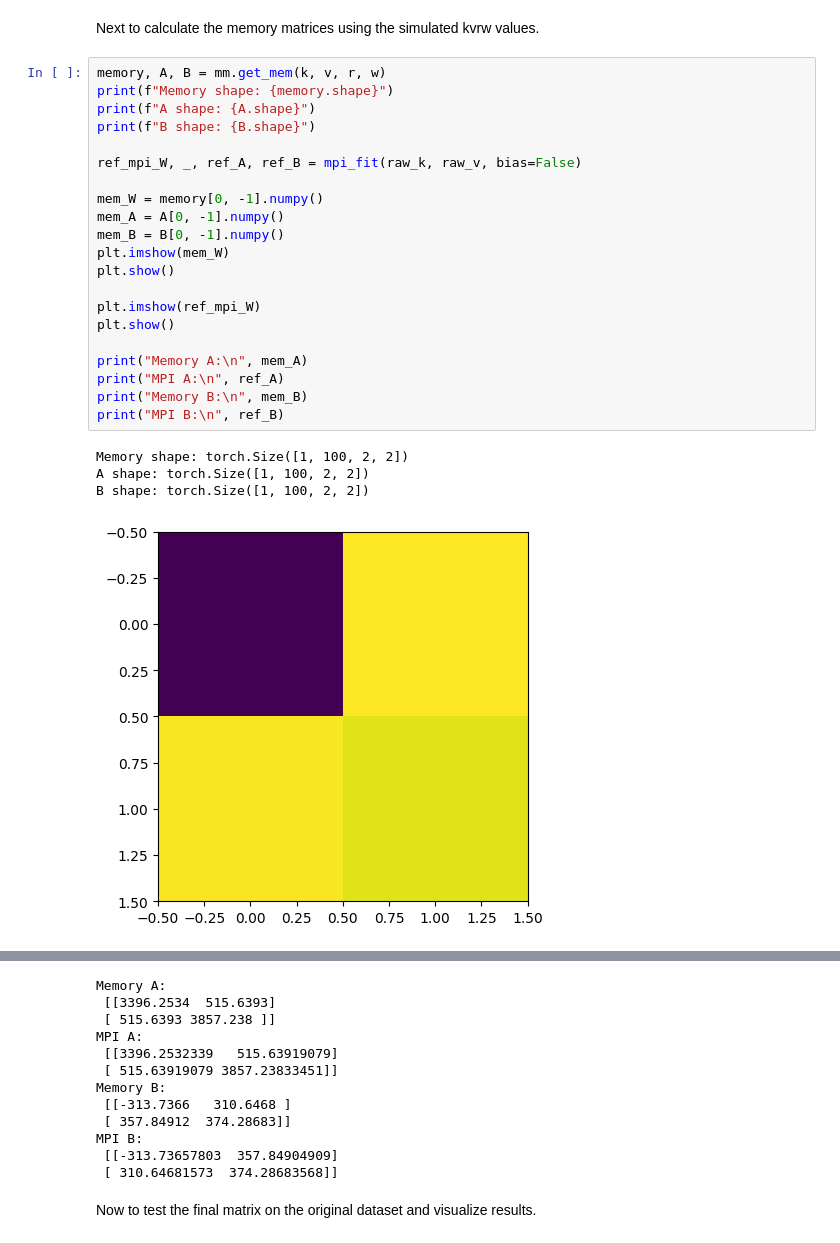
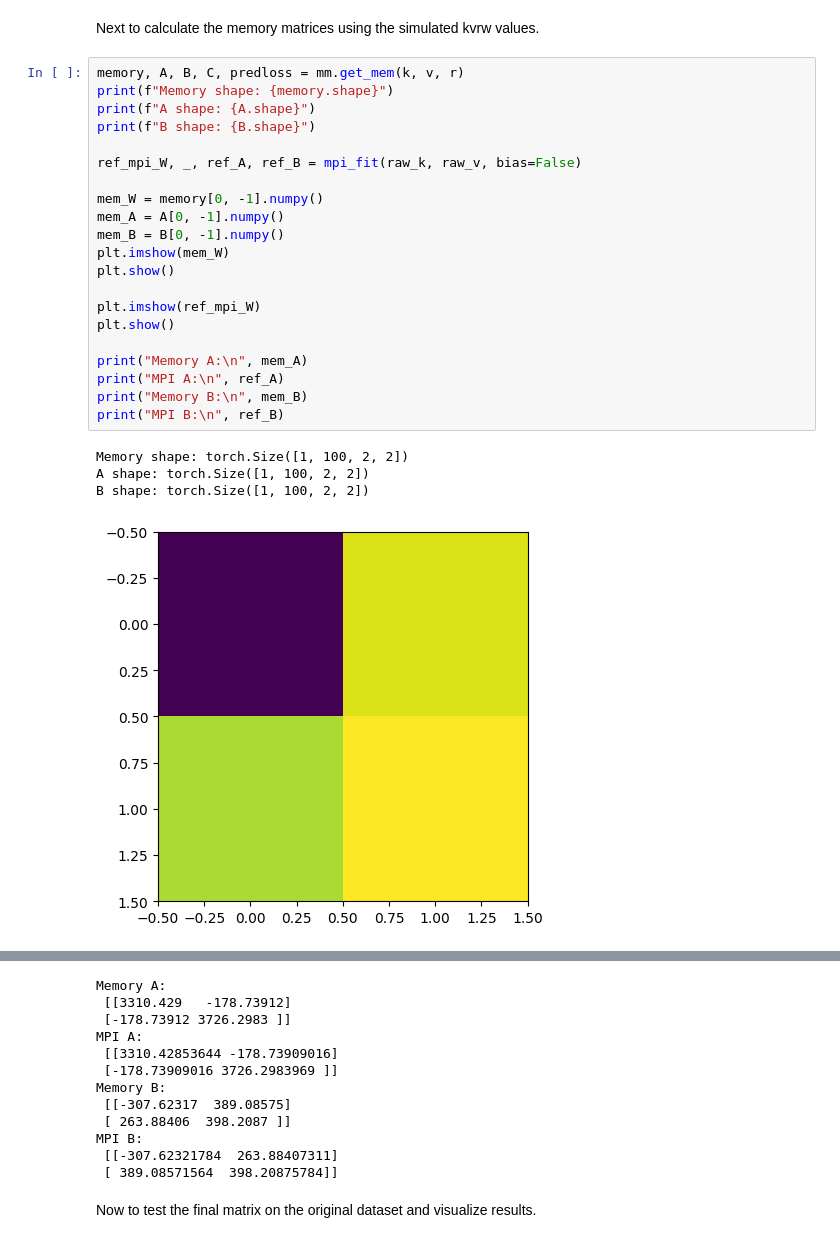
Before and after one commit to IanPTan/MoPeA, a Jupyter notebook: src/mpi_tests.ipynb, the cells around one changed output, grey strips where cells are left out. Drawn from its saved outputs; the diff is of its cells as text.

```diff
--- a/src/mpi_tests.ipynb
+++ b/src/mpi_tests.ipynb
@@ -279,28 +278,28 @@ plot_points(raw_k, raw_v)
 # %% [markdown]
 Next to calculate the memory matrices using the simulated kvrw values.
 # %%
-memory, A, B = mm.get_mem(k, v, r, w)
+memory, A, B, C, predloss = mm.get_mem(k, v, r)
 print(f"Memory shape: {memory.shape}")
 print(f"A shape: {A.shape}")
 print(f"B shape: {B.shape}")
 
 ref_mpi_W, _, ref_A, ref_B = mpi_fit(raw_k, raw_v, bias=False)
 
 mem_W = memory[0, -1].numpy()
 mem_A = A[0, -1].numpy()
 mem_B = B[0, -1].numpy()
 plt.imshow(mem_W)
 plt.show()
 
 plt.imshow(ref_mpi_W)
 plt.show()
 
 print("Memory A:\n", mem_A)
 print("MPI A:\n", ref_A)
 print("Memory B:\n", mem_B)
 print("MPI B:\n", ref_B)
 # %% [output]
 Memory shape: torch.Size([1, 100, 2, 2])
 A shape: torch.Size([1, 100, 2, 2])
 B shape: torch.Size([1, 100, 2, 2])
-[figure, old version]
+[figure, new version]
@@ -308,15 +307,15 @@ B shape: torch.Size([1, 100, 2, 2])
 Memory A:
- [[3396.2534  515.6393]
- [ 515.6393 3857.238 ]]
+ [[3310.429   -178.73912]
+ [-178.73912 3726.2983 ]]
 MPI A:
- [[3396.2532339   515.63919079]
- [ 515.63919079 3857.23833451]]
+ [[3310.42853644 -178.73909016]
+ [-178.73909016 3726.2983969 ]]
 Memory B:
- [[-313.7366   310.6468 ]
- [ 357.84912  374.28683]]
+ [[-307.62317  389.08575]
+ [ 263.88406  398.2087 ]]
 MPI B:
- [[-313.73657803  357.84904909]
- [ 310.64681573  374.28683568]]
+ [[-307.62321784  263.88407311]
+ [ 389.08571564  398.20875784]]
 # %% [markdown]
 Now to test the final matrix on the original dataset and visualize results.
 # %%
```
Also changed, not shown: parts of 14 cells of this notebook, 1 other file.
